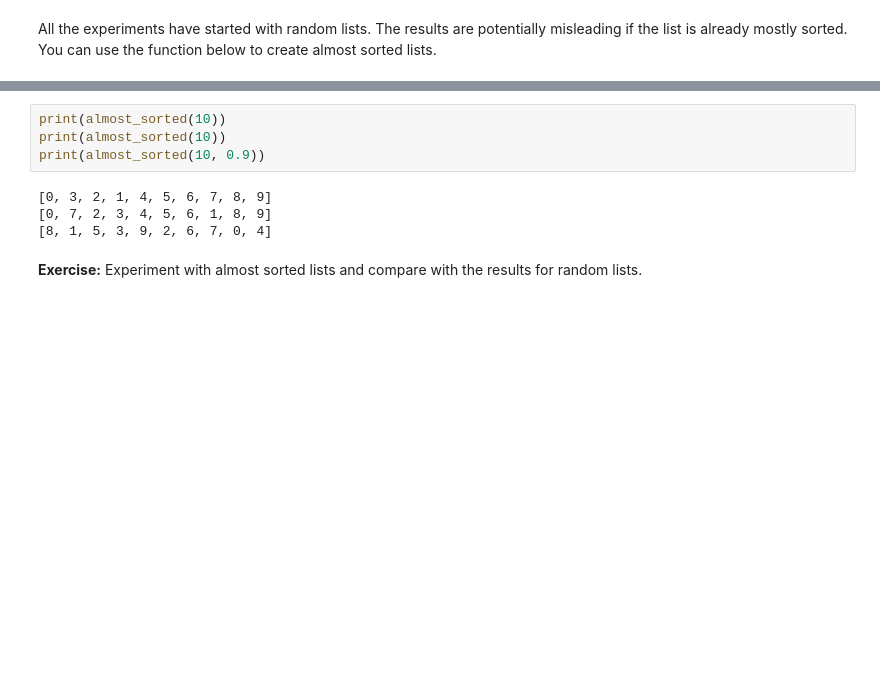
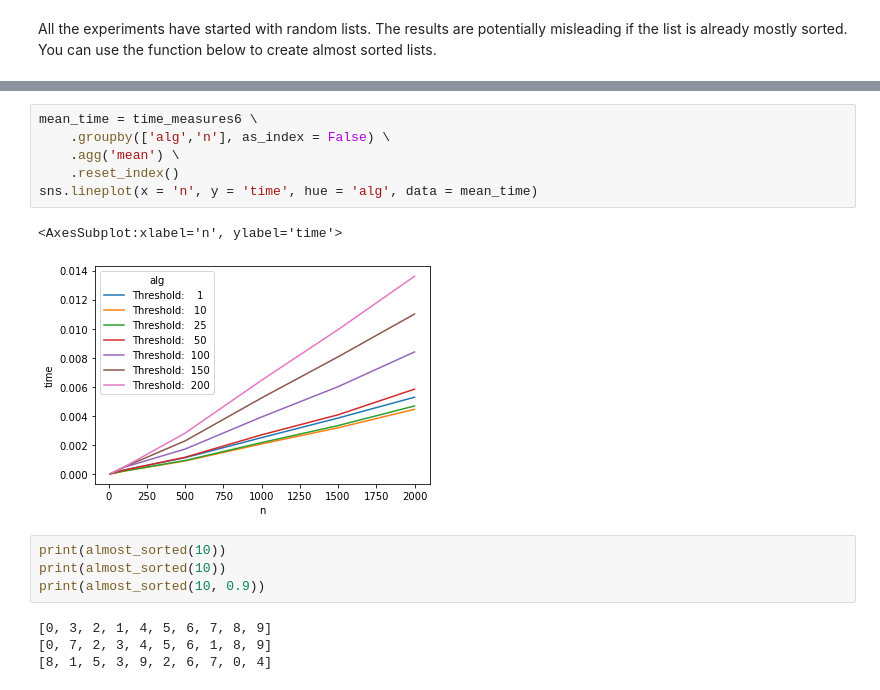
Before and after one commit to desszi6/CTiB_project3, a Jupyter notebook: Hybrid-sorting-project.ipynb, the cells around one changed output, grey strips where cells are left out. Saved outputs shown, nothing was run; the diff lists cells and outputs as text; blank space fills up the shorter version.

```diff
--- a/Hybrid-sorting-project.ipynb
+++ b/Hybrid-sorting-project.ipynb
@@ -408,3 +458,12 @@ def almost_sorted(n, fraction_moved = 0.1):
+# %%
+mean_time = time_measures6 \
+    .groupby(['alg','n'], as_index = False) \
+    .agg('mean') \
+    .reset_index()
+sns.lineplot(x = 'n', y = 'time', hue = 'alg', data = mean_time)
+# %% [output]
+<AxesSubplot:xlabel='n', ylabel='time'>
+[figure, added]
 # %%
 print(almost_sorted(10))
 print(almost_sorted(10))
@@ -413,5 +472,3 @@ print(almost_sorted(10, 0.9))
 [0, 3, 2, 1, 4, 5, 6, 7, 8, 9]
 [0, 7, 2, 3, 4, 5, 6, 1, 8, 9]
 [8, 1, 5, 3, 9, 2, 6, 7, 0, 4]
-# %% [markdown]
-**Exercise:** Experiment with almost sorted lists and compare with the results for random lists.
```
Also changed, not shown: parts of 8 cells of this notebook.
